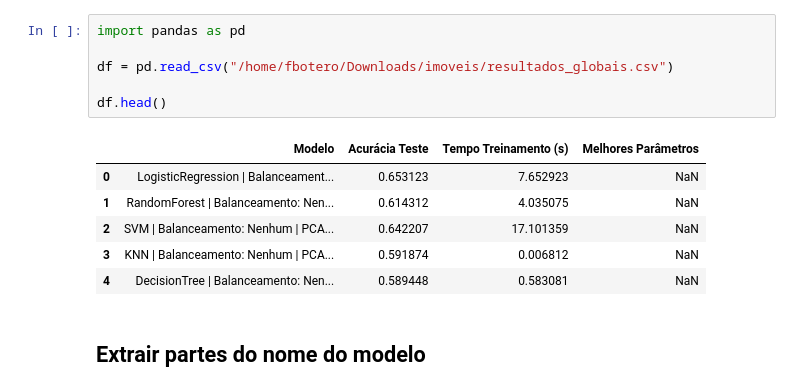
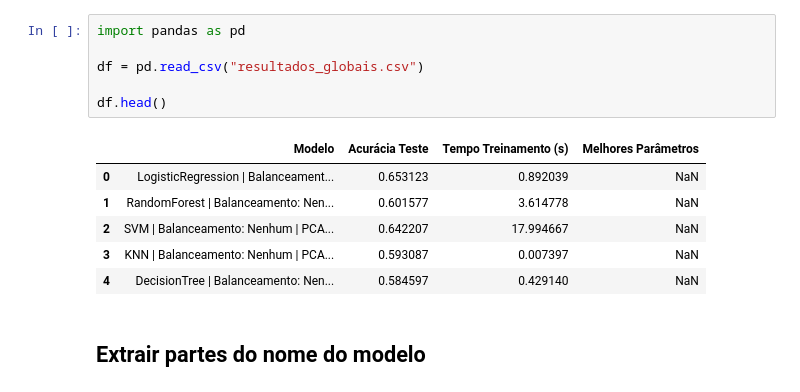
Before and after one commit to csampaio2/imoveis-sp-prediction, a Jupyter notebook: analise_results.ipynb, the cells around one changed output. Cells and saved outputs as stored; diff of their text form.

```diff
--- a/analise_results.ipynb
+++ b/analise_results.ipynb
@@ -1,16 +1,16 @@
 # %%
 import pandas as pd
 
-df = pd.read_csv("/home/fbotero/Downloads/imoveis/resultados_globais.csv")
+df = pd.read_csv("resultados_globais.csv")
 
 df.head()
 # %% [output]
 |  | Modelo | Acurácia Teste | Tempo Treinamento (s) | Melhores Parâmetros |
-| 0 | LogisticRegression | Balanceament... | 0.653123 | 7.652923 | NaN |
-| 1 | RandomForest | Balanceamento: Nen... | 0.614312 | 4.035075 | NaN |
-| 2 | SVM | Balanceamento: Nenhum | PCA... | 0.642207 | 17.101359 | NaN |
-| 3 | KNN | Balanceamento: Nenhum | PCA... | 0.591874 | 0.006812 | NaN |
-| 4 | DecisionTree | Balanceamento: Nen... | 0.589448 | 0.583081 | NaN |
+| 0 | LogisticRegression | Balanceament... | 0.653123 | 0.892039 | NaN |
+| 1 | RandomForest | Balanceamento: Nen... | 0.601577 | 3.614778 | NaN |
+| 2 | SVM | Balanceamento: Nenhum | PCA... | 0.642207 | 17.994667 | NaN |
+| 3 | KNN | Balanceamento: Nenhum | PCA... | 0.593087 | 0.007397 | NaN |
+| 4 | DecisionTree | Balanceamento: Nen... | 0.584597 | 0.429140 | NaN |
 # %% [markdown]
 ## Extrair partes do nome do modelo
 # %%
```
Also changed, not shown: parts of 7 cells of this notebook, 18 other files.
